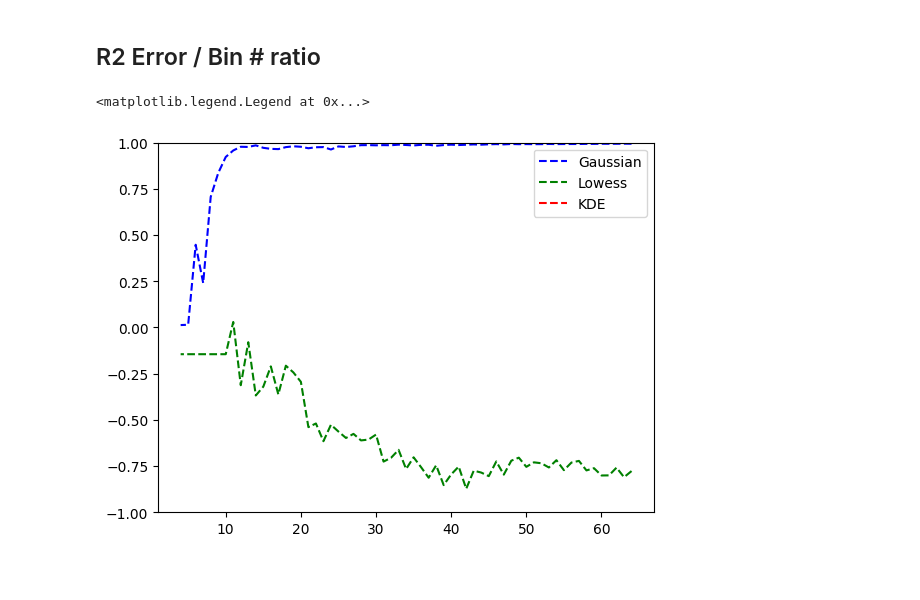
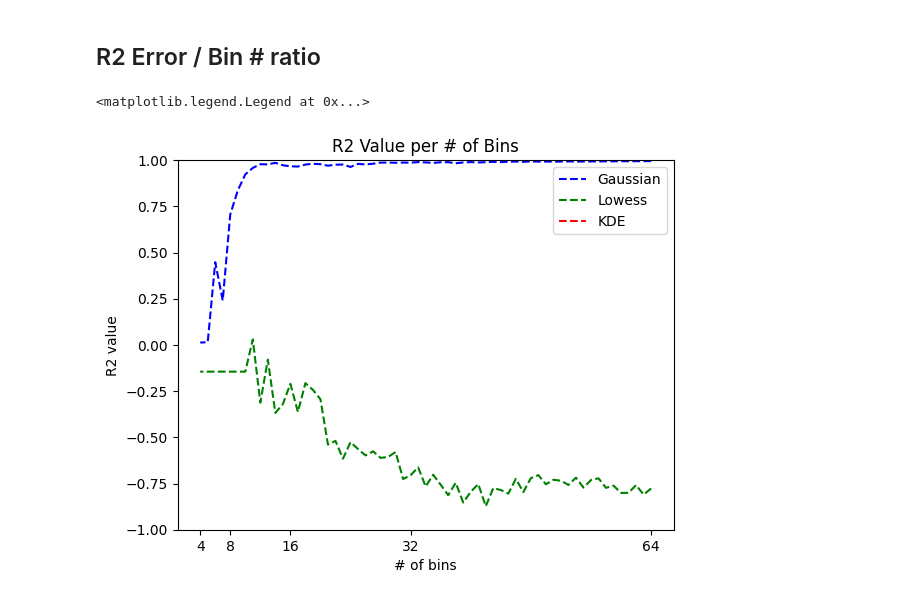
Before and after one commit to elcosas/SPAD_Regression_Research, a Jupyter notebook: Notebook.ipynb, the cells around one changed output. Saved outputs shown, nothing was run; the diff lists cells and outputs as text; code cells hidden in the pictures; blank space fills up the shorter version.

```diff
--- a/Notebook.ipynb
+++ b/Notebook.ipynb
@@ -285,16 +285,21 @@ def r2_per_bin(x_set, max_bins, model):
 # %%
 # Graph Results
 MAX_BINS = 64
 
 x_test = np.arange(0, LASER_RES)
 x_plot = np.arange(4, MAX_BINS+1)[::-1]
+ticks = np.array([2**x for x in range(7)][2:])
 
 ax = plt.gca()
 ax.set_ylim([-1, 1])
 plt.plot(x_plot, r2_per_bin(x_test.reshape(-1, 1), MAX_BINS, gaussian.regression_fit), 'b', linestyle='--', label='Gaussian')
 plt.plot(x_plot, r2_per_bin(x_test.reshape(-1, 1), MAX_BINS, lowess.regression_fit), 'g', linestyle='--', label='Lowess')
 plt.plot(x_plot, r2_per_bin(x_test, MAX_BINS, kde.regression_fit), 'r', linestyle='--', label='KDE')
+plt.xticks(ticks, ticks)
+plt.xlabel('# of bins')
+plt.ylabel('R2 value')
+plt.title('R2 Value per # of Bins')
 plt.legend()
 # %% [output]
 <matplotlib.legend.Legend at 0x...>
-[figure, old version]
+[figure, new version]
```
